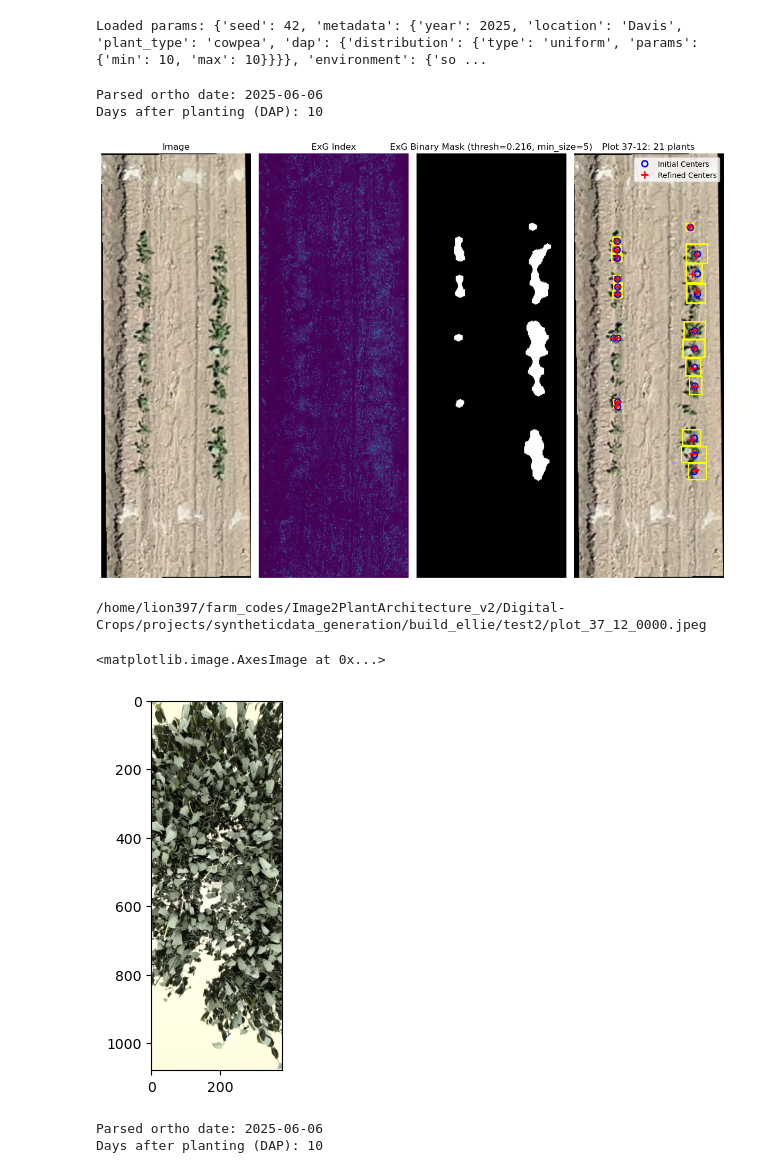
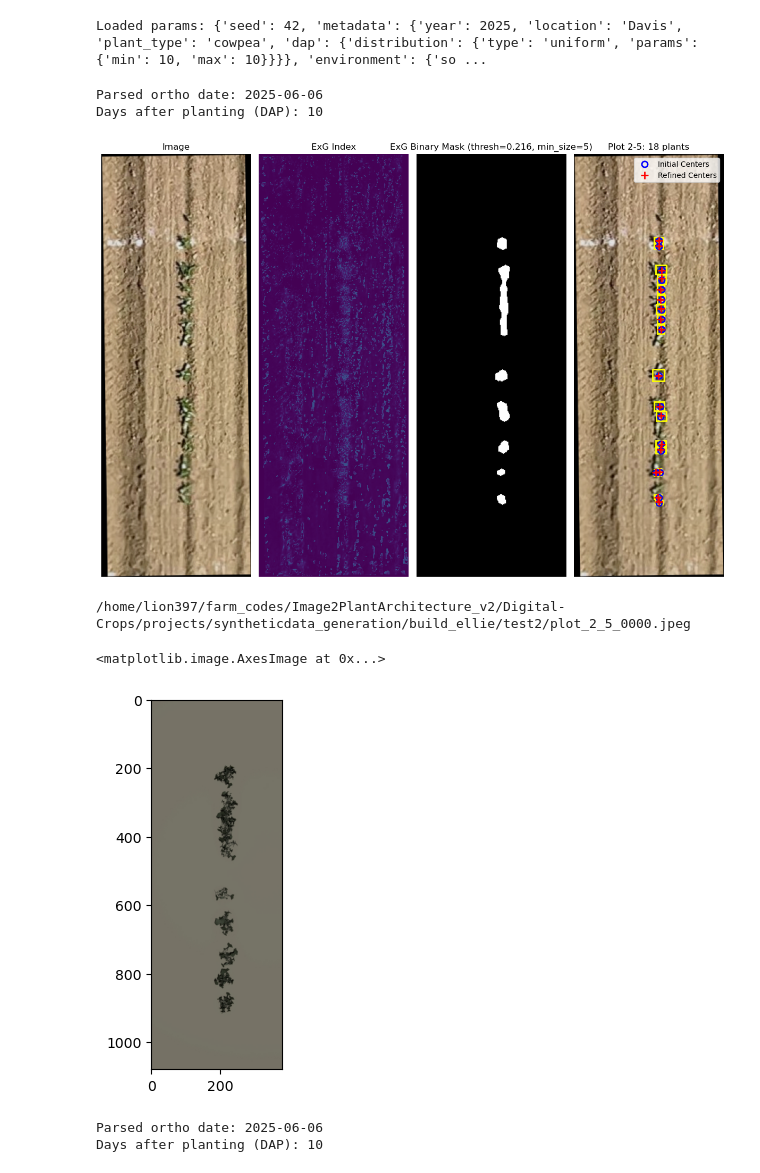
Before and after one commit to GEMINI-Breeding/Digital-Crops, a Jupyter notebook: projects/syntheticdata_generation/generate_dataset_drone.ipynb, the cells around one changed output. Drawn from its saved outputs; the diff is of its cells as text; code cells hidden in the pictures.

```diff
--- a/projects/syntheticdata_generation/generate_dataset_drone.ipynb
+++ b/projects/syntheticdata_generation/generate_dataset_drone.ipynb
@@ -1271,8 +1271,10 @@ drone_ds = DroneOrthoDataset(
 # Bed fist
 # idx = 35*14 + 10 - 1 # dap_90_plot_35_10_0000.jpeg ?
 # row first
-bed = 37
-row = 12
+#bed = 37
+#row = 12
+bed = 2
+row = 5
 idx = (row-1) * 40 + bed - 1
 img, meta = drone_ds[idx]
 results = drone_ds.localize_plants(idx=idx, min_size=5, histogram_norm=False, use_sam=False, show=True)
@@ -1282,37 +1284,37 @@ params_path = Path("params.json")  # change to the correct filename or absolute
 if not params_path.exists():
     raise FileNotFoundError(f"JSwON file not found: {params_path}")
 with params_path.open("r", encoding="utf-8") as f:
     params = json.load(f)
 
 output_dir = f"{helios_path}/test2"
 params_path = drone_ds.generate_params(
     idx,
     results,
     params,
     #age=dap,
-    age=90,
+    age=15,
     use_dem_ground=False,
     camera_height=5.0,
     plot_size_buffer=1.0,
     dem_scale_z=0.1,      # Smaller scale for realistic ground variation
     dem_subsample=1,       # Reduce mesh complexity
     output_dir = output_dir
 )
 drone_ds.run_helios(params_path, output_path=output_dir.split("/")[-1])
 
 
 # Visualize the rendered image too
 output_image_name = params_path.replace(".json","_0000.jpeg")
 image = Image.open(output_image_name)
 print(output_image_name)
 plt.imshow(image)
 # %% [output]
 Parsed ortho date: 2025-06-06
 Days after planting (DAP): 10
-[figure, old version]
+[figure, new version]
-/home/lion397/farm_codes/Image2PlantArchitecture_v2/Digital-Crops/projects/syntheticdata_generation/build_ellie/test2/plot_37_12_0000.jpeg
+/home/lion397/farm_codes/Image2PlantArchitecture_v2/Digital-Crops/projects/syntheticdata_generation/build_ellie/test2/plot_2_5_0000.jpeg
 <matplotlib.image.AxesImage at 0x...>
-[figure, old version]
+[figure, new version]
 # %%
 #!/usr/bin/env python3
 """
```
Also changed, not shown: 5 other files.
